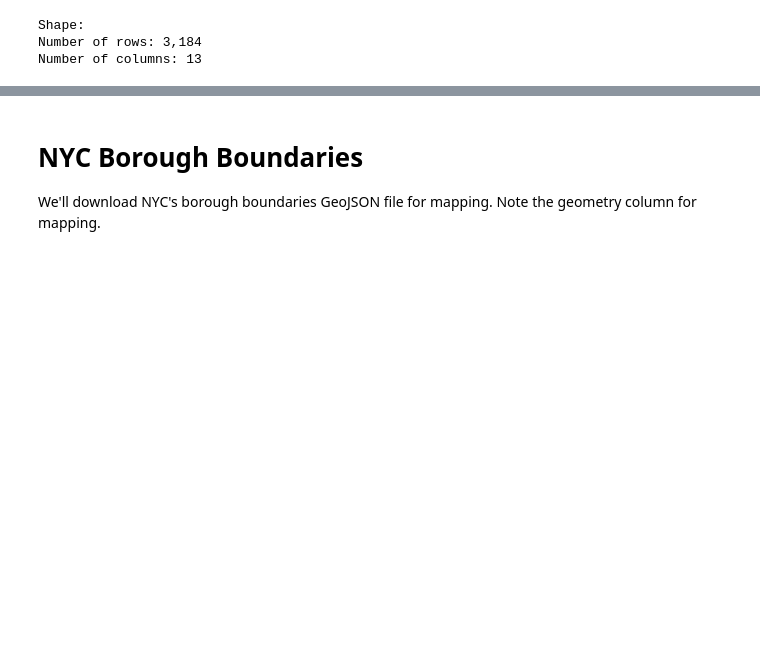
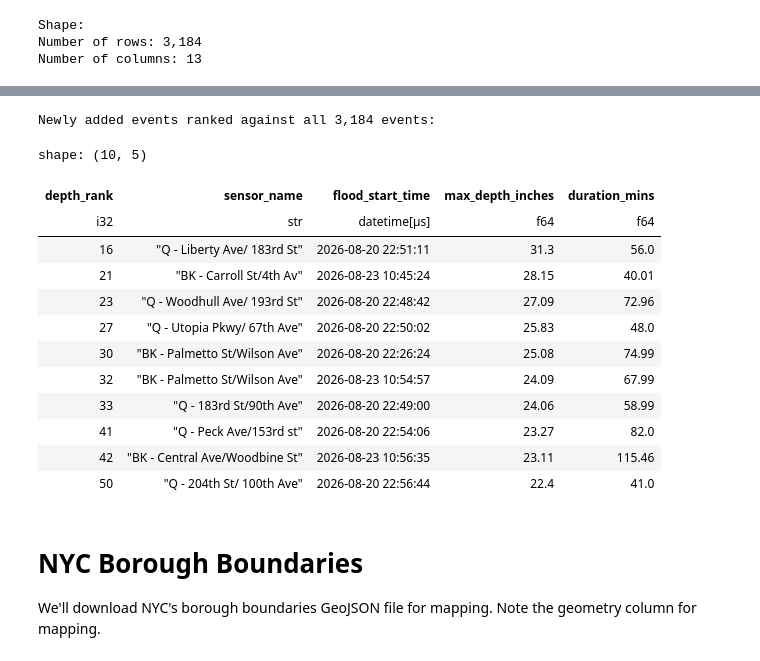
Before and after one commit to mebauer/floodnet-nyc-tutorial, a Jupyter notebook: 00-download-data.ipynb, the cells around one changed output, grey strips where cells are left out. Saved outputs shown, nothing was run; the diff lists cells and outputs as text; code cells hidden in the pictures; blank space fills up the shorter version.

Commit message:
Add support for viewing flood events since the last update

```diff
--- a/00-download-data.ipynb
+++ b/00-download-data.ipynb
@@ -301,0 +353,7 @@ shape: (5, 13)
+# %%
+# preview the new records, deepest first
+preview_cols = [
+    "sensor_name", "flood_start_time", "max_depth_inches", "duration_mins"
+]
+
+new_df.sort("max_depth_inches", descending=True).select(preview_cols).head(10)
@@ -302,3 +378,39 @@ shape: (5, 13)
+# %%
+# rank all flood events by max depth (1 = deepest on record)
+ranked_df = events_df.with_columns(
+    pl.col("max_depth_inches")
+        .rank(method="min", descending=True)
+        .cast(pl.Int32)
+        .alias("depth_rank")
+)
+
+# an event is identified by its sensor and start time
+event_key = ["sensor_id", "flood_start_time"]
+
+# keep only the newly added events
+new_ranked_df = (
+    ranked_df.join(new_df.select(event_key), on=event_key, how="inner")
+    .sort("depth_rank")
+    .select(["depth_rank"] + preview_cols)
+)
+
+print(f"Newly added events ranked against all {events_df.height:,} events:")
+new_ranked_df.head(10)
+# %% [output]
+Newly added events ranked against all 3,184 events:
+shape: (10, 5)
+| depth_rank | sensor_name | flood_start_time | max_depth_inches | duration_mins |
+| i32 | str | datetime[μs] | f64 | f64 |
+| 16 | "Q - Liberty Ave/ 183rd St" | 2026-08-20 22:51:11 | 31.3 | 56.0 |
+| 21 | "BK - Carroll St/4th Av" | 2026-08-23 10:45:24 | 28.15 | 40.01 |
+| 23 | "Q - Woodhull Ave/ 193rd St" | 2026-08-20 22:48:42 | 27.09 | 72.96 |
+| 27 | "Q - Utopia Pkwy/ 67th Ave" | 2026-08-20 22:50:02 | 25.83 | 48.0 |
+| 30 | "BK - Palmetto St/Wilson Ave" | 2026-08-20 22:26:24 | 25.08 | 74.99 |
+| 32 | "BK - Palmetto St/Wilson Ave" | 2026-08-23 10:54:57 | 24.09 | 67.99 |
+| 33 | "Q - 183rd St/90th Ave" | 2026-08-20 22:49:00 | 24.06 | 58.99 |
+| 41 | "Q - Peck Ave/153rd st" | 2026-08-20 22:54:06 | 23.27 | 82.0 |
+| 42 | "BK - Central Ave/Woodbine St" | 2026-08-23 10:56:35 | 23.11 | 115.46 |
+| 50 | "Q - 204th St/ 100th Ave" | 2026-08-20 22:56:44 | 22.4 | 41.0 |
 # %% [markdown]
 # NYC Borough Boundaries
 We'll download NYC's borough boundaries GeoJSON file for mapping. Note the geometry column for mapping.
```
Also changed, not shown: parts of 6 cells of this notebook, 2 other files.
